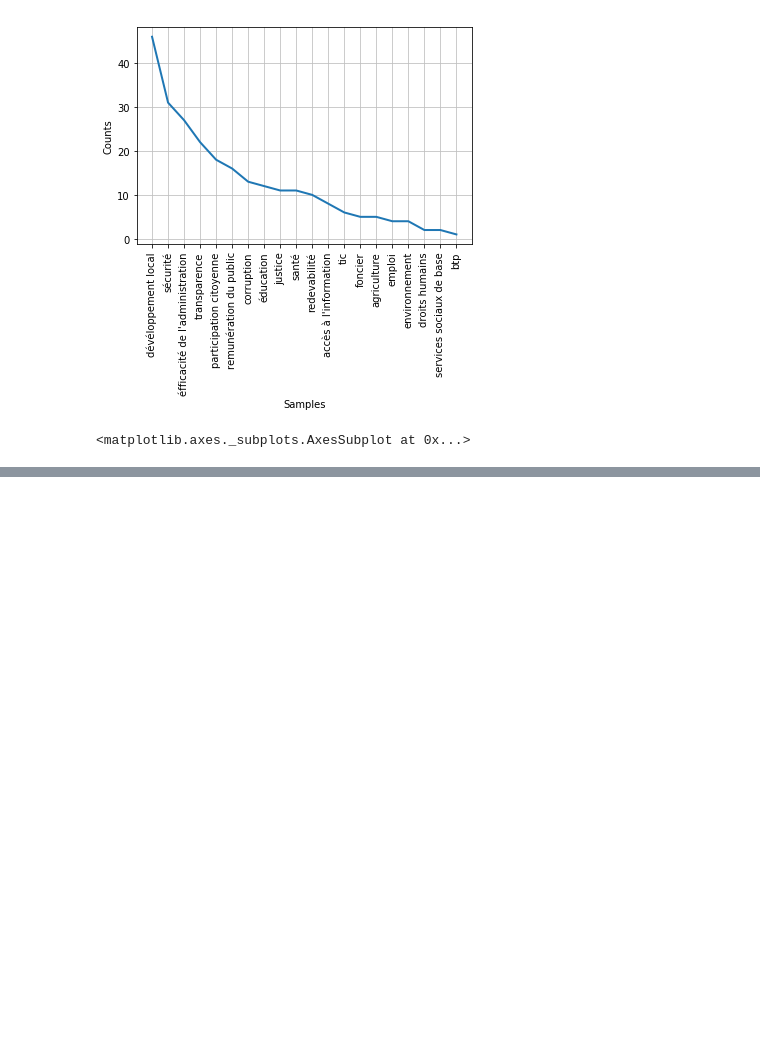
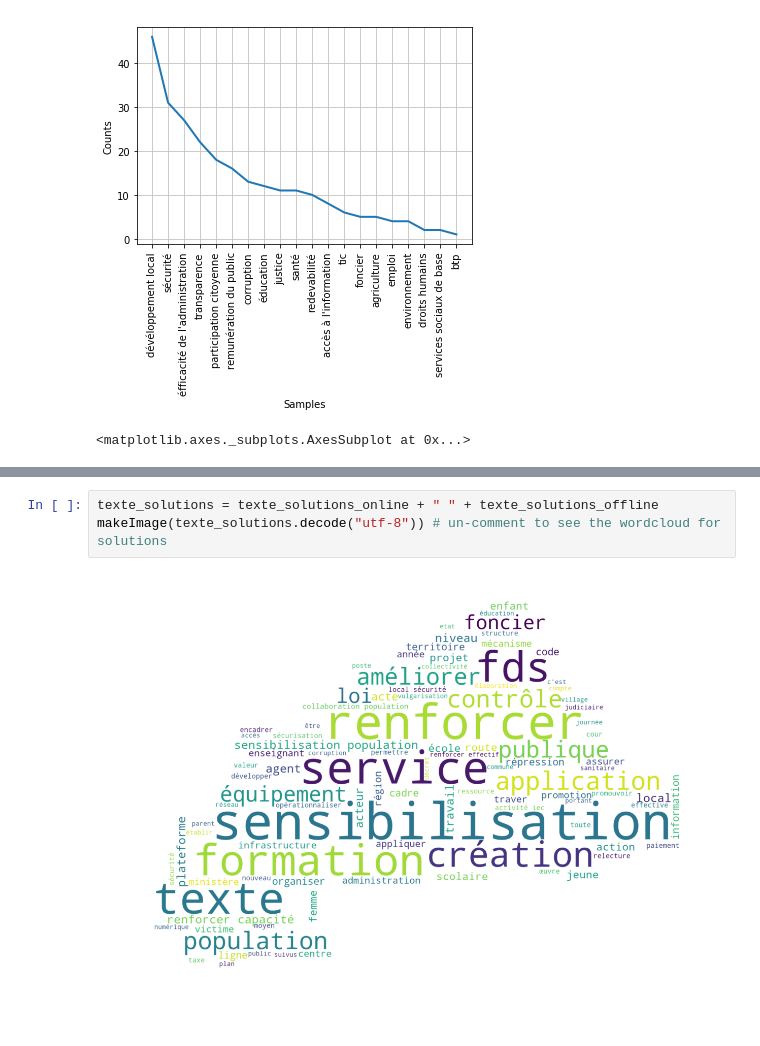
Before and after one commit to lingani/Cocreation-PAN2-Burkina-Faso, a Jupyter notebook: cocreation.ipynb, the cells around one changed output, grey strips where cells are left out. Drawn from its saved outputs; the diff is of its cells as text; blank space fills up the shorter version.

```diff
--- a/cocreation.ipynb
+++ b/cocreation.ipynb
@@ -304,0 +320,5 @@ freq_domaines.plot(20, cumulative=False)
+# %%
+texte_solutions = texte_solutions_online + " " + texte_solutions_offline
+makeImage(texte_solutions.decode("utf-8")) # un-comment to see the wordcloud for solutions
+# %% [output]
+[figure, added]
```
Also changed, not shown: parts of 17 cells of this notebook.
